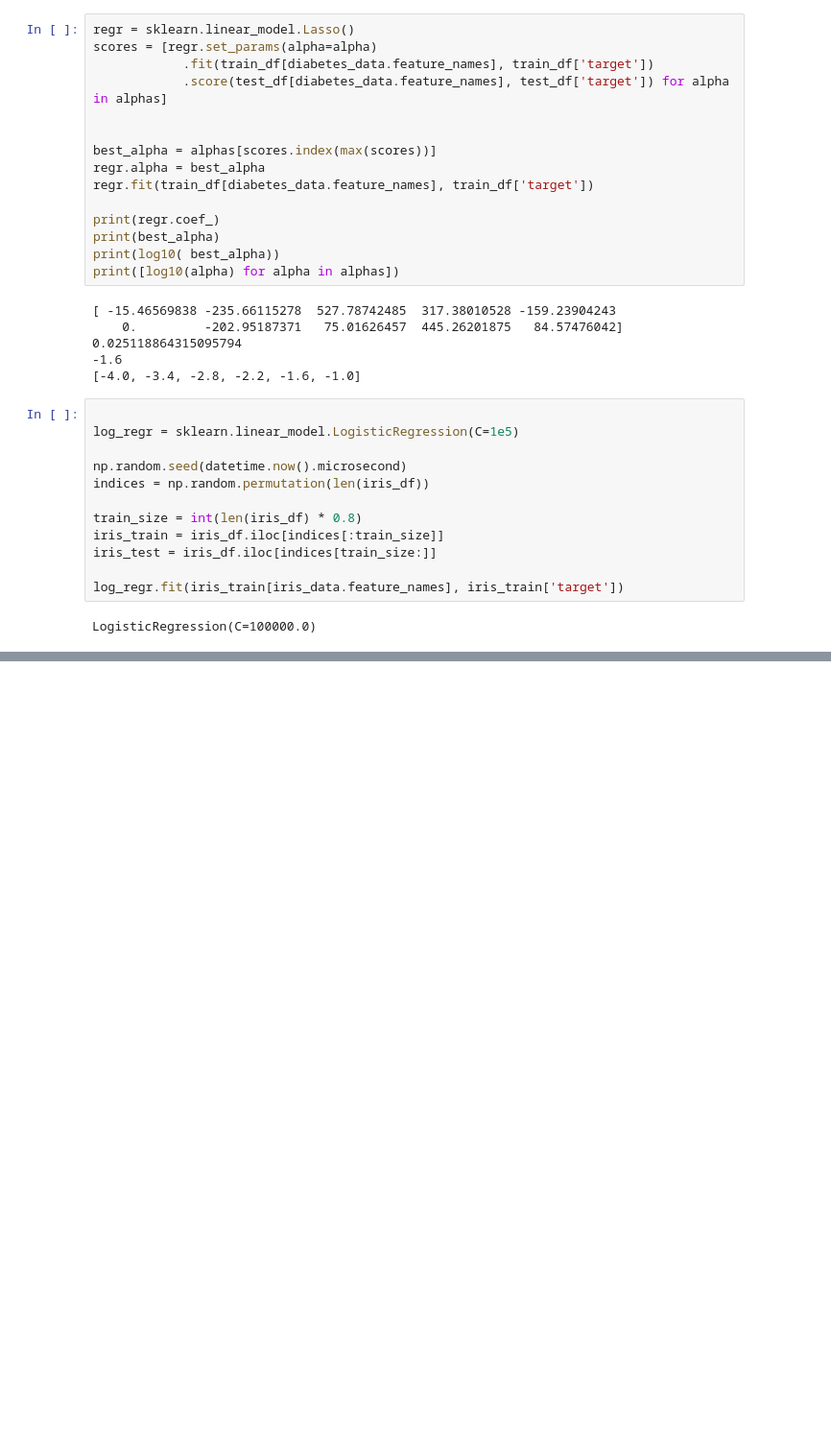
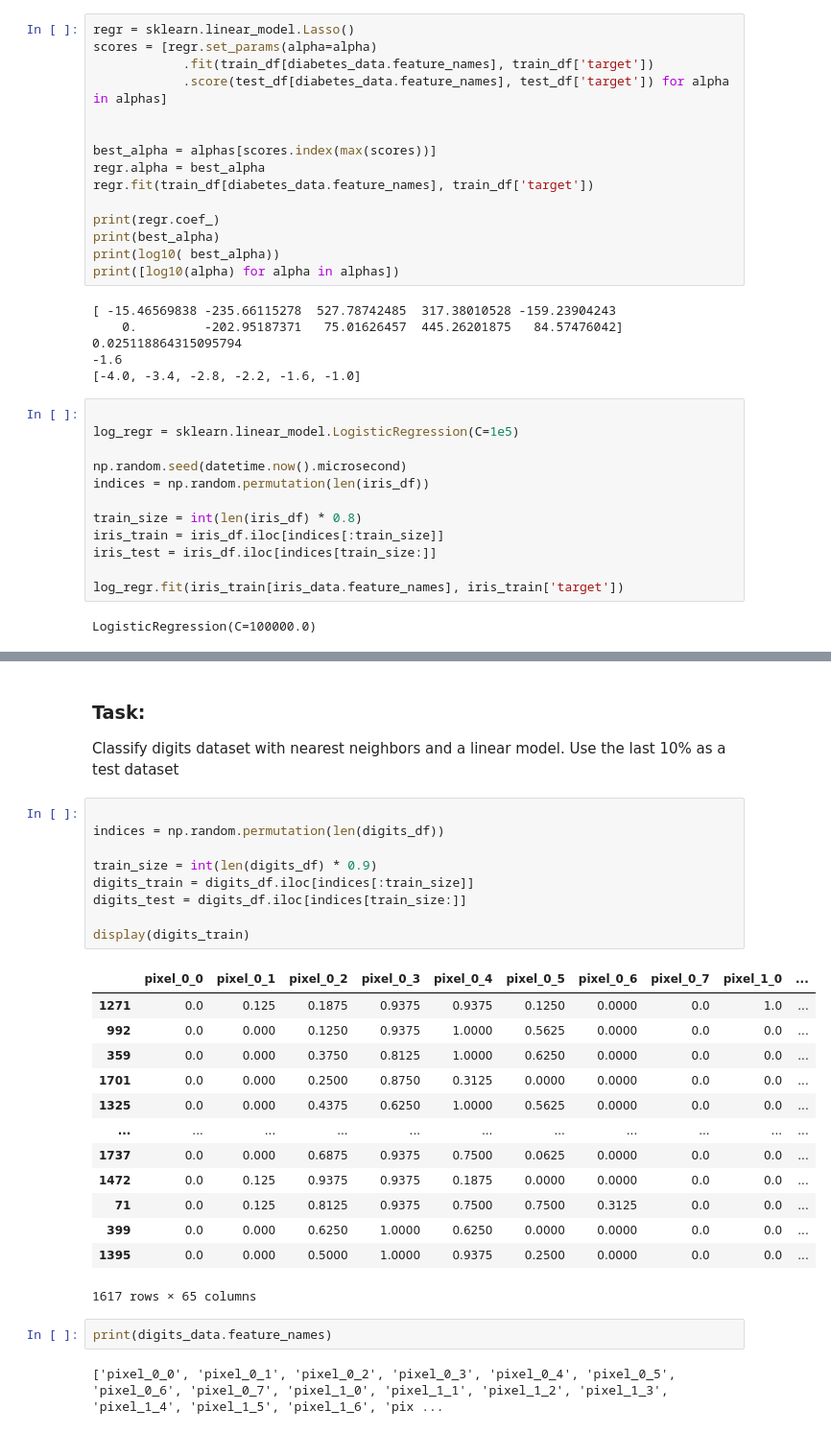
Before and after one commit to st4lemon/aiprojects, a Jupyter notebook: sklearn-learn/irises.ipynb, the cells around one changed output, grey strips where cells are left out. Shown at 96% size. Saved outputs shown, nothing was run; the diff lists cells and outputs as text; blank space fills up the shorter version.

```diff
--- a/sklearn-learn/irises.ipynb
+++ b/sklearn-learn/irises.ipynb
@@ -297,0 +346,30 @@ display(df)
+# %% [markdown]
+### Task:
+Classify digits dataset with nearest neighbors and a linear model. Use the last 10% as a test dataset
+# %%
+
+indices = np.random.permutation(len(digits_df))
+
+train_size = int(len(digits_df) * 0.9)
+digits_train = digits_df.iloc[indices[:train_size]]
+digits_test = digits_df.iloc[indices[train_size:]]
+
+display(digits_train)
+# %% [output]
+|  | pixel_0_0 | pixel_0_1 | pixel_0_2 | pixel_0_3 | pixel_0_4 | pixel_0_5 | pixel_0_6 | pixel_0_7 | pixel_1_0 | ... |
+| 1271 | 0.0 | 0.125 | 0.1875 | 0.9375 | 0.9375 | 0.1250 | 0.0000 | 0.0 | 1.0 | ... |
+| 992 | 0.0 | 0.000 | 0.1250 | 0.9375 | 1.0000 | 0.5625 | 0.0000 | 0.0 | 0.0 | ... |
+| 359 | 0.0 | 0.000 | 0.3750 | 0.8125 | 1.0000 | 0.6250 | 0.0000 | 0.0 | 0.0 | ... |
+| 1701 | 0.0 | 0.000 | 0.2500 | 0.8750 | 0.3125 | 0.0000 | 0.0000 | 0.0 | 0.0 | ... |
+| 1325 | 0.0 | 0.000 | 0.4375 | 0.6250 | 1.0000 | 0.5625 | 0.0000 | 0.0 | 0.0 | ... |
+| ... | ... | ... | ... | ... | ... | ... | ... | ... | ... | ... |
+| 1737 | 0.0 | 0.000 | 0.6875 | 0.9375 | 0.7500 | 0.0625 | 0.0000 | 0.0 | 0.0 | ... |
+| 1472 | 0.0 | 0.125 | 0.9375 | 0.9375 | 0.1875 | 0.0000 | 0.0000 | 0.0 | 0.0 | ... |
+| 71 | 0.0 | 0.125 | 0.8125 | 0.9375 | 0.7500 | 0.7500 | 0.3125 | 0.0 | 0.0 | ... |
+| 399 | 0.0 | 0.000 | 0.6250 | 1.0000 | 0.6250 | 0.0000 | 0.0000 | 0.0 | 0.0 | ... |
+| 1395 | 0.0 | 0.000 | 0.5000 | 1.0000 | 0.9375 | 0.2500 | 0.0000 | 0.0 | 0.0 | ... |
+1617 rows × 65 columns
+# %%
+print(digits_data.feature_names)
+# %% [output]
+['pixel_0_0', 'pixel_0_1', 'pixel_0_2', 'pixel_0_3', 'pixel_0_4', 'pixel_0_5', 'pixel_0_6', 'pixel_0_7', 'pixel_1_0', 'pixel_1_1', 'pixel_1_2', 'pixel_1_3', 'pixel_1_4', 'pixel_1_5', 'pixel_1_6', 'pix ...
```
Also changed, not shown: parts of 7 cells of this notebook.
